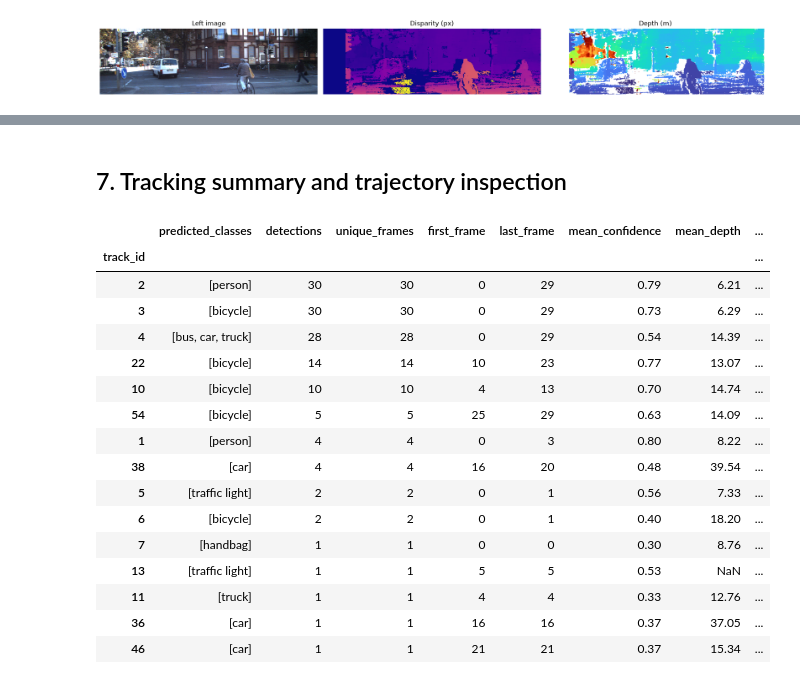
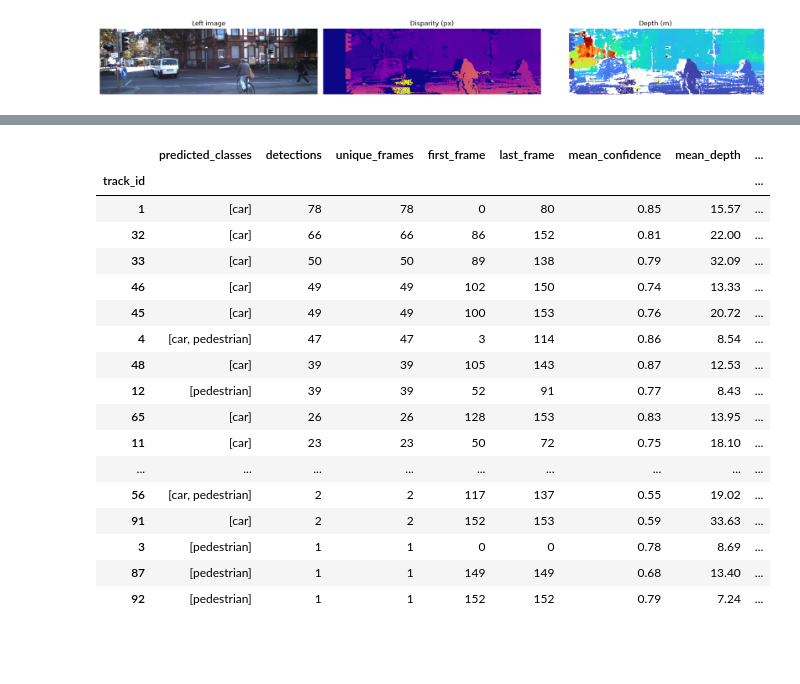
Before and after one commit to ViswaSekar-goat/UltraCNN, a Jupyter notebook: notebooks/05_multi_object_tracking.ipynb, the cells around one changed output, grey strips where cells are left out. Drawn from its saved outputs; the diff is of its cells as text; code cells hidden in the pictures; blank space fills up the shorter version.

```diff
--- a/notebooks/05_multi_object_tracking.ipynb
+++ b/notebooks/05_multi_object_tracking.ipynb
@@ -124,5 +94,4 @@ Stereo baseline: 0.5327 m
 # %%
-# These parameters reproduce the initial StereoSGBM experiment.
 stereo = cv2.StereoSGBM_create(
     minDisparity=0,
     numDisparities=128,
@@ -136,8 +105,8 @@ stereo = cv2.StereoSGBM_create(
     mode=cv2.STEREO_SGBM_MODE_SGBM_3WAY
 )
 
+
 def estimate_depth(left_bgr, right_bgr):
-    """Return disparity, depth (m), and a valid-depth mask."""
     gray_left = cv2.cvtColor(left_bgr, cv2.COLOR_BGR2GRAY)
     gray_right = cv2.cvtColor(right_bgr, cv2.COLOR_BGR2GRAY)
 
@@ -145,9 +114,7 @@ def estimate_depth(left_bgr, right_bgr):
     valid_disparity = disparity > 0
 
     depth = np.zeros(disparity.shape, dtype=np.float32)
-    depth[valid_disparity] = (
-        focal_length * baseline / disparity[valid_disparity]
-    )
+    depth[valid_disparity] = focal_length * baseline / disparity[valid_disparity]
 
     valid_depth = (
         valid_disparity
@@ -155,4 +122,5 @@ def estimate_depth(left_bgr, right_bgr):
         & (depth > 0)
         & (depth < 100)
     )
+
     return disparity, depth, valid_depth
@@ -229,23 +203,23 @@ For each frame:
 tracking_records = []
 processed_frames = 0
 
-for frame_idx in range(NUM_FRAMES):
-    left = cv2.imread(str(left_paths[frame_idx]))
-    right = cv2.imread(str(right_paths[frame_idx]))
+for frame_idx, (left_path, right_path) in enumerate(zip(left_paths, right_paths)):
+    left = cv2.imread(str(left_path))
+    right = cv2.imread(str(right_path))
 
     if left is None or right is None:
-        print(f"Skipping unreadable stereo pair at frame {frame_idx}")
         continue
 
     _, depth, valid_depth = estimate_depth(left, right)
 
     result = model.track(
-        source=left,
+        left,
         persist=True,
         tracker=str(CONFIG_PATH),
         conf=CONF_THRESHOLD,
+        iou=0.7,
         imgsz=IMAGE_SIZE,
-        device=0 if torch.cuda.is_available() else "cpu",
+        device=DEVICE,
         verbose=False
     )[0]
 
@@ -277,7 +251,6 @@ for frame_idx in range(NUM_FRAMES):
         if box_w <= 0 or box_h <= 0:
             continue
 
-        # Central 60% of the detection box
         rx1 = int(x1 + 0.20 * box_w)
         rx2 = int(x2 - 0.20 * box_w)
         ry1 = int(y1 + 0.20 * box_h)
@@ -308,18 +281,23 @@ for frame_idx in range(NUM_FRAMES):
             "class_id": int(class_id),
             "class": model.names[int(class_id)],
             "confidence": float(confidence),
-            "x1": x1, "y1": y1, "x2": x2, "y2": y2,
+            "x1": x1,
+            "y1": y1,
+            "x2": x2,
+            "y2": y2,
             "valid_depth_pixels": valid_pixel_count,
-            "X": X, "Y": Y, "Z": Z
+            "X": X,
+            "Y": Y,
+            "Z": Z
         })
 
-    if (frame_idx + 1) % 5 == 0:
+    if (frame_idx + 1) % 25 == 0 or frame_idx + 1 == NUM_FRAMES:
         print(f"Processed {frame_idx + 1}/{NUM_FRAMES} frames")
 
 tracking_df = pd.DataFrame(tracking_records)
 
-print("\nPipeline complete")
+print("Pipeline complete")
 print("Frames processed:", processed_frames)
 print("Total detections:", len(tracking_df))
-print("Unique valid track IDs:", tracking_df["track_id"].nunique())
+print("Unique track IDs:", tracking_df["track_id"].nunique() if not tracking_df.empty else 0)
 # %% [output]
@@ -337,39 +314,41 @@ Unique valid track IDs: 15
-# %% [markdown]
-## 7. Tracking summary and trajectory inspection
 # %%
+if tracking_df.empty:
+    raise RuntimeError("No detections were recorded. Check the model and input sequence.")
+
 track_summary = (
     tracking_df.dropna(subset=["track_id"])
     .groupby("track_id")
     .agg(
         predicted_classes=("class", lambda values: sorted(set(values))),
         detections=("frame", "count"),
         unique_frames=("frame", "nunique"),
         first_frame=("frame", "min"),
         last_frame=("frame", "max"),
         mean_confidence=("confidence", "mean"),
         mean_depth=("Z", "mean"),
         valid_depth_ratio=("Z", lambda values: values.notna().mean() * 100)
     )
     .sort_values("unique_frames", ascending=False)
 )
 
 display(track_summary.round(2))
 # %% [output]
 |  | predicted_classes | detections | unique_frames | first_frame | last_frame | mean_confidence | mean_depth | ... |
 | track_id |  |  |  |  |  |  |  | ... |
-| 2 | [person] | 30 | 30 | 0 | 29 | 0.79 | 6.21 | ... |
-| 3 | [bicycle] | 30 | 30 | 0 | 29 | 0.73 | 6.29 | ... |
-| 4 | [bus, car, truck] | 28 | 28 | 0 | 29 | 0.54 | 14.39 | ... |
-| 22 | [bicycle] | 14 | 14 | 10 | 23 | 0.77 | 13.07 | ... |
-| 10 | [bicycle] | 10 | 10 | 4 | 13 | 0.70 | 14.74 | ... |
-| 54 | [bicycle] | 5 | 5 | 25 | 29 | 0.63 | 14.09 | ... |
-| 1 | [person] | 4 | 4 | 0 | 3 | 0.80 | 8.22 | ... |
-| 38 | [car] | 4 | 4 | 16 | 20 | 0.48 | 39.54 | ... |
-| 5 | [traffic light] | 2 | 2 | 0 | 1 | 0.56 | 7.33 | ... |
-| 6 | [bicycle] | 2 | 2 | 0 | 1 | 0.40 | 18.20 | ... |
-| 7 | [handbag] | 1 | 1 | 0 | 0 | 0.30 | 8.76 | ... |
-| 13 | [traffic light] | 1 | 1 | 5 | 5 | 0.53 | NaN | ... |
-| 11 | [truck] | 1 | 1 | 4 | 4 | 0.33 | 12.76 | ... |
-| 36 | [car] | 1 | 1 | 16 | 16 | 0.37 | 37.05 | ... |
-| 46 | [car] | 1 | 1 | 21 | 21 | 0.37 | 15.34 | ... |
+| 1 | [car] | 78 | 78 | 0 | 80 | 0.85 | 15.57 | ... |
+| 32 | [car] | 66 | 66 | 86 | 152 | 0.81 | 22.00 | ... |
+| 33 | [car] | 50 | 50 | 89 | 138 | 0.79 | 32.09 | ... |
+| 46 | [car] | 49 | 49 | 102 | 150 | 0.74 | 13.33 | ... |
+| 45 | [car] | 49 | 49 | 100 | 153 | 0.76 | 20.72 | ... |
+| 4 | [car, pedestrian] | 47 | 47 | 3 | 114 | 0.86 | 8.54 | ... |
+| 48 | [car] | 39 | 39 | 105 | 143 | 0.87 | 12.53 | ... |
+| 12 | [pedestrian] | 39 | 39 | 52 | 91 | 0.77 | 8.43 | ... |
+| 65 | [car] | 26 | 26 | 128 | 153 | 0.83 | 13.95 | ... |
+| 11 | [car] | 23 | 23 | 50 | 72 | 0.75 | 18.10 | ... |
+| ... | ... | ... | ... | ... | ... | ... | ... | ... |
+| 56 | [car, pedestrian] | 2 | 2 | 117 | 137 | 0.55 | 19.02 | ... |
+| 91 | [car] | 2 | 2 | 152 | 153 | 0.59 | 33.63 | ... |
+| 3 | [pedestrian] | 1 | 1 | 0 | 0 | 0.78 | 8.69 | ... |
+| 87 | [pedestrian] | 1 | 1 | 149 | 149 | 0.68 | 13.40 | ... |
+| 92 | [pedestrian] | 1 | 1 | 152 | 152 | 0.79 | 7.24 | ... |
 # %%
```
Also changed, not shown: parts of 27 cells of this notebook, 1 other file.
